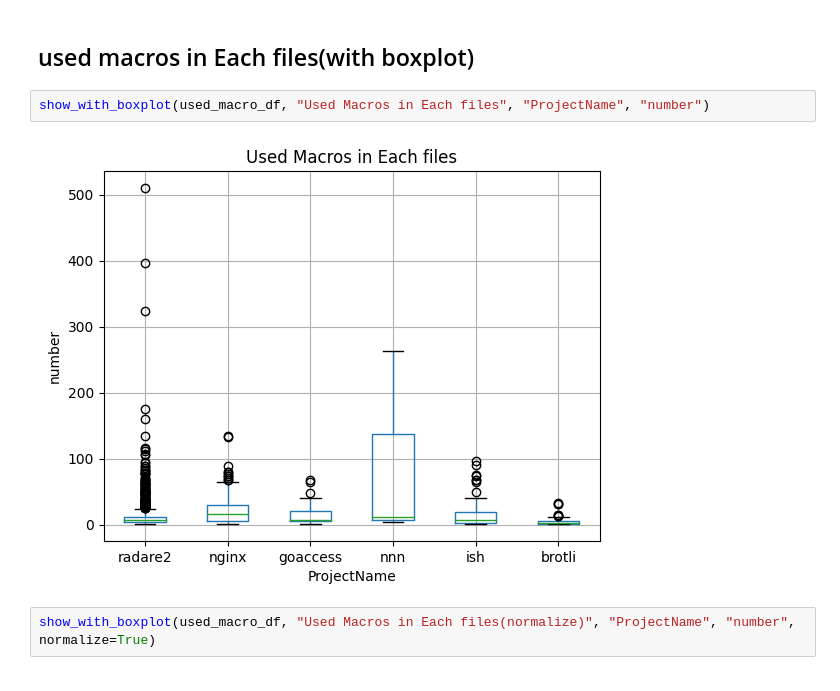
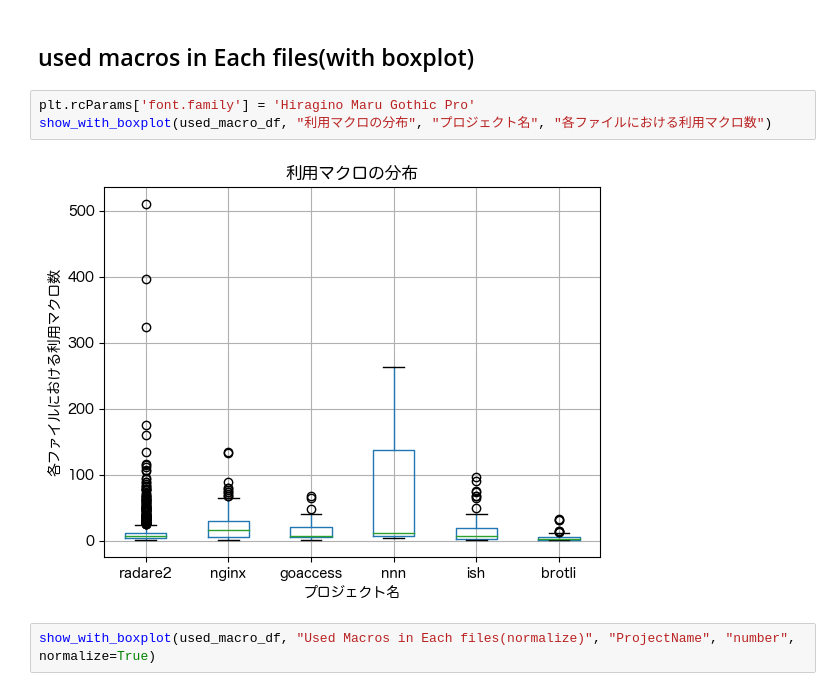
Before and after one commit to tamofplease/c_project_analysis, a Jupyter notebook: lib/files.ipynb, the cells around one changed output. Cells and saved outputs as stored; diff of their text form.

```diff
--- a/lib/files.ipynb
+++ b/lib/files.ipynb
@@ -159,10 +159,11 @@ show_with_boxplot(whole_macro_df, "Whole Macros in Each files(normalized)", "Pro
 [figure]
 # %% [markdown]
 ## used macros in Each files(with boxplot)
-# %%
-show_with_boxplot(used_macro_df, "Used Macros in Each files", "ProjectName", "number")
-# %% [output]
-[figure, removed]
+# %%
+plt.rcParams['font.family'] = 'Hiragino Maru Gothic Pro'
+show_with_boxplot(used_macro_df, "利用マクロの分布", "プロジェクト名", "各ファイルにおける利用マクロ数")
+# %% [output]
+[figure, added]
 # %%
 show_with_boxplot(used_macro_df, "Used Macros in Each files(normalize)", "ProjectName", "number", normalize=True)
 # %% [output]
```
Also changed, not shown: parts of 4 cells of this notebook, 12 other files.
